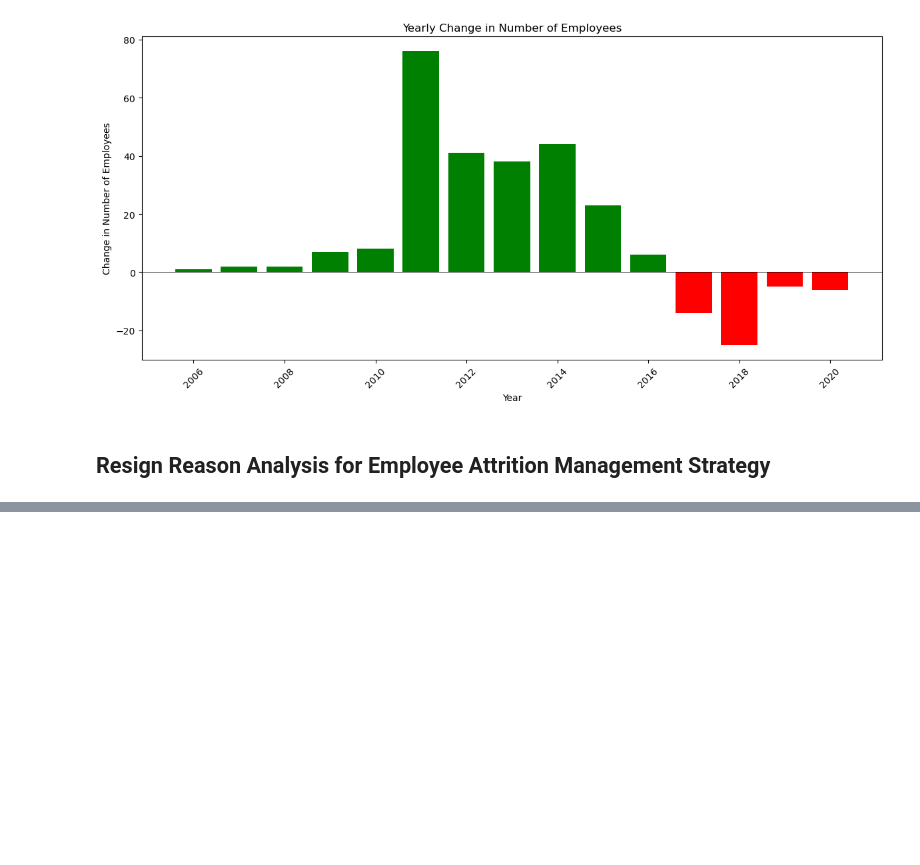
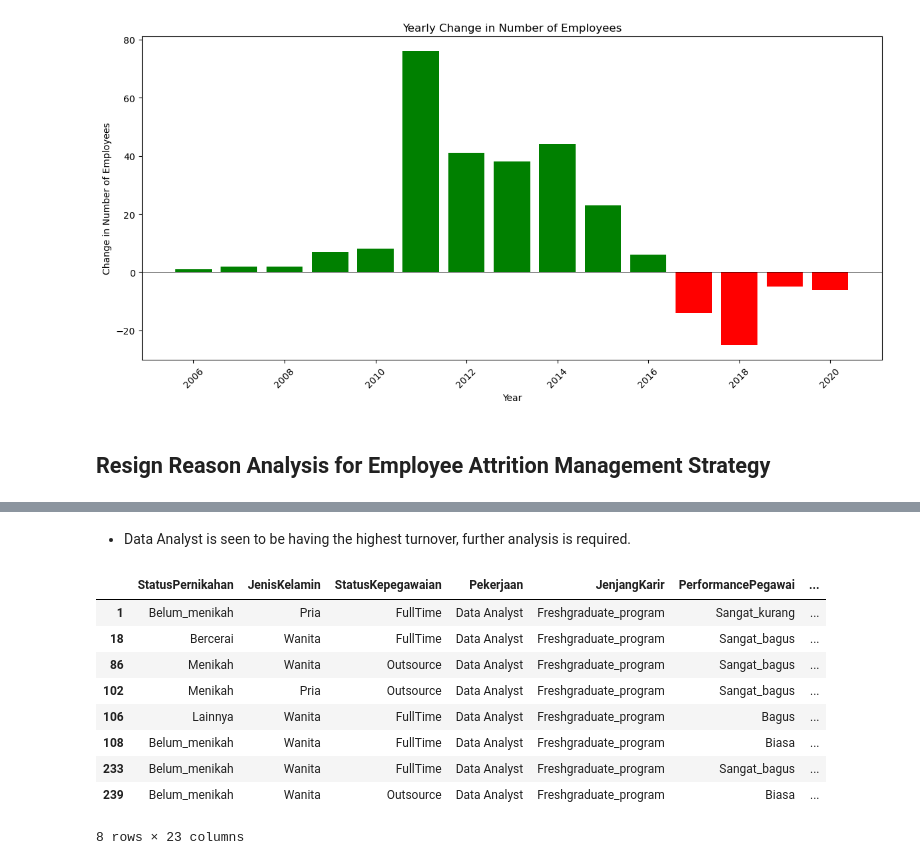
Before and after one commit to sailafs/Improving-Employee-Retention-by-Predicting-Employee-Attrition-Using-Machine-Learning, a Jupyter notebook: Project-3.ipynb, the cells around one changed output, grey strips where cells are left out. Saved outputs shown, nothing was run; the diff lists cells and outputs as text; code cells hidden in the pictures; blank space fills up the shorter version.

```diff
--- a/Project-3.ipynb
+++ b/Project-3.ipynb
@@ -374,0 +492,16 @@ Tahapan Pengerjaan
+# %% [markdown]
+- Data Analyst is seen to be having the highest turnover, further analysis is required.
+# %%
+df_resigned_data_analyst = df_resigned[df_resigned['Pekerjaan'] == 'Data Analyst']
+df_resigned_data_analyst
+# %% [output]
+|  | StatusPernikahan | JenisKelamin | StatusKepegawaian | Pekerjaan | JenjangKarir | PerformancePegawai | ... |
+| 1 | Belum_menikah | Pria | FullTime | Data Analyst | Freshgraduate_program | Sangat_kurang | ... |
+| 18 | Bercerai | Wanita | FullTime | Data Analyst | Freshgraduate_program | Sangat_bagus | ... |
+| 86 | Menikah | Wanita | Outsource | Data Analyst | Freshgraduate_program | Sangat_bagus | ... |
+| 102 | Menikah | Pria | Outsource | Data Analyst | Freshgraduate_program | Sangat_bagus | ... |
+| 106 | Lainnya | Wanita | FullTime | Data Analyst | Freshgraduate_program | Bagus | ... |
+| 108 | Belum_menikah | Wanita | FullTime | Data Analyst | Freshgraduate_program | Biasa | ... |
+| 233 | Belum_menikah | Wanita | FullTime | Data Analyst | Freshgraduate_program | Sangat_bagus | ... |
+| 239 | Belum_menikah | Wanita | Outsource | Data Analyst | Freshgraduate_program | Biasa | ... |
+8 rows × 23 columns
```
Also changed, not shown: parts of 14 cells of this notebook, 8 other files.
